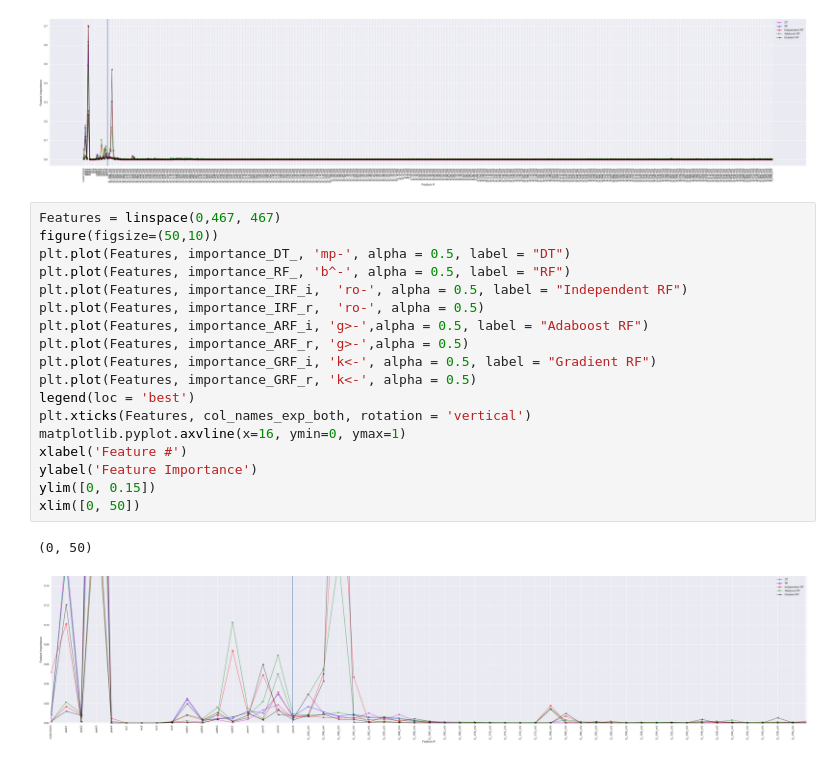
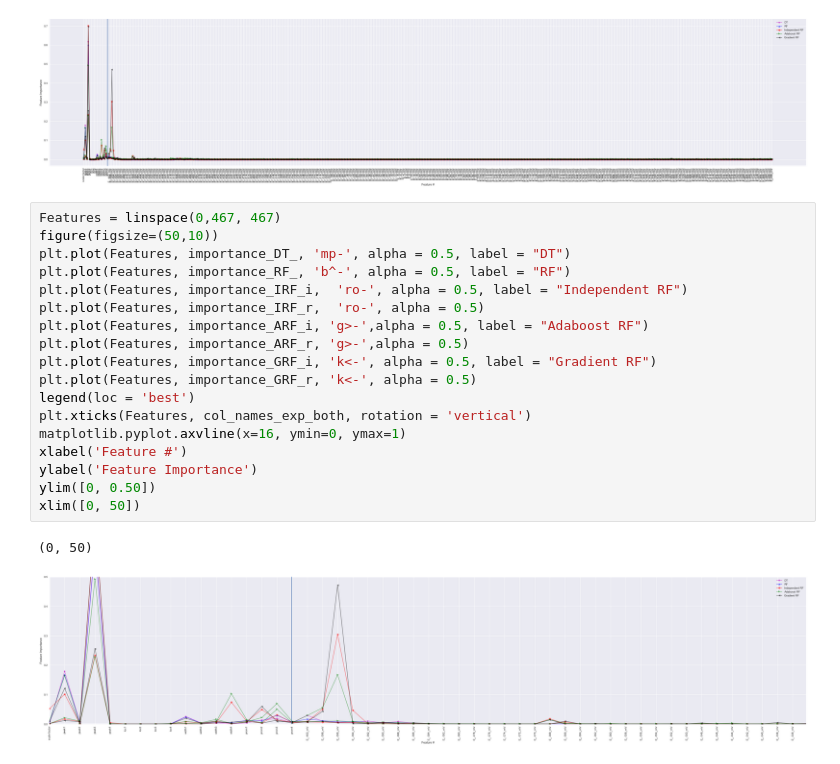
Before and after one commit to gomeslab/DS_ResearchProject_ND, a Jupyter notebook: Hexagon_Spec_Models_PS_sf_FI_180721.ipynb, the cells around one changed output. Drawn from its saved outputs; the diff is of its cells as text.

```diff
--- a/Hexagon_Spec_Models_PS_sf_FI_180721.ipynb
+++ b/Hexagon_Spec_Models_PS_sf_FI_180721.ipynb
@@ -2255,21 +2275,21 @@ Text(0,0.5,'Feature Importance')
 # %%
 Features = linspace(0,467, 467)
 figure(figsize=(50,10))
 plt.plot(Features, importance_DT_, 'mp-', alpha = 0.5, label = "DT")
 plt.plot(Features, importance_RF_, 'b^-', alpha = 0.5, label = "RF")
 plt.plot(Features, importance_IRF_i,  'ro-', alpha = 0.5, label = "Independent RF")
 plt.plot(Features, importance_IRF_r,  'ro-', alpha = 0.5)
 plt.plot(Features, importance_ARF_i, 'g>-',alpha = 0.5, label = "Adaboost RF")
 plt.plot(Features, importance_ARF_r, 'g>-',alpha = 0.5)
 plt.plot(Features, importance_GRF_i, 'k<-', alpha = 0.5, label = "Gradient RF")
 plt.plot(Features, importance_GRF_r, 'k<-', alpha = 0.5)
 legend(loc = 'best')
 plt.xticks(Features, col_names_exp_both, rotation = 'vertical')
 matplotlib.pyplot.axvline(x=16, ymin=0, ymax=1)
 xlabel('Feature #')
 ylabel('Feature Importance')
-ylim([0, 0.15])
+ylim([0, 0.50])
 xlim([0, 50])
 # %% [output]
 (0, 50)
-[figure, old version]
+[figure, new version]
```
Also changed, not shown: parts of 1 cell of this notebook, 33 other files.
